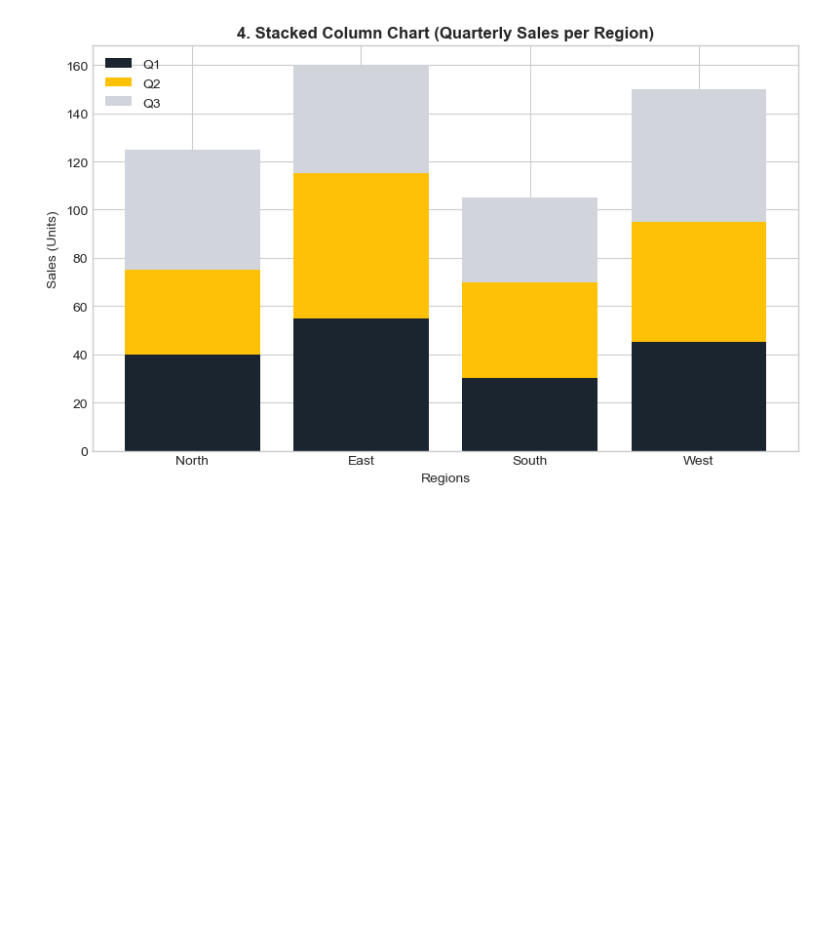
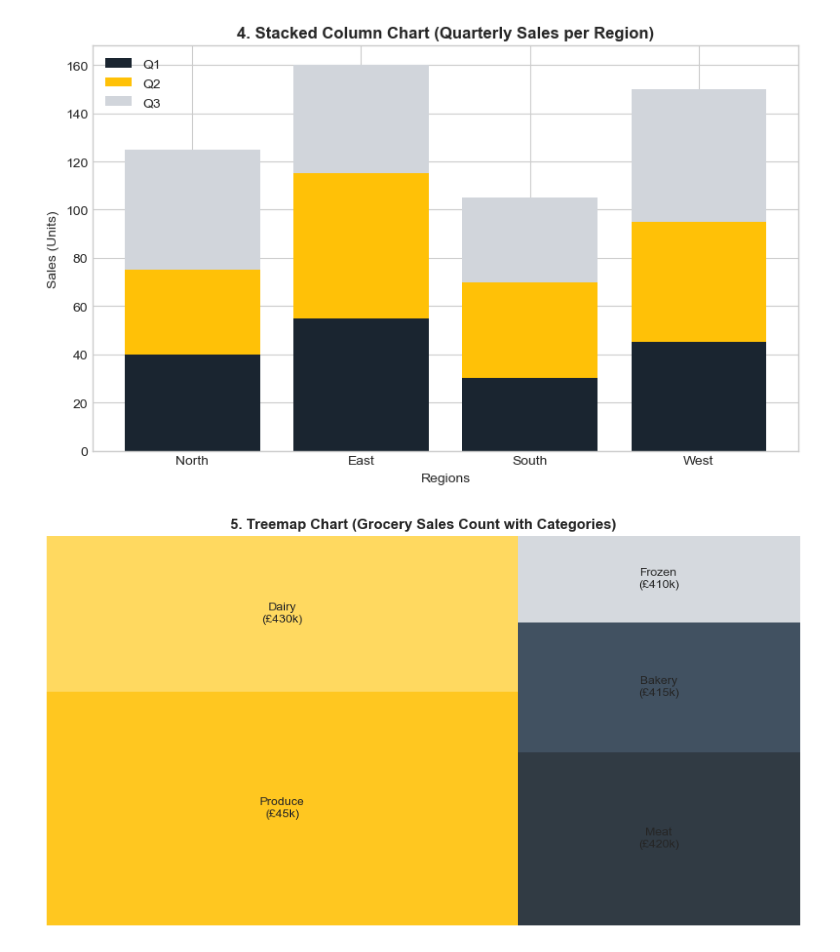
Before and after one commit to Kurodataio/Data_Visualizations, a Jupyter notebook: data_visualizations.ipynb, the cells around one changed output. Cells and saved outputs as stored; diff of their text form; code cells hidden in the pictures; blank space fills up the shorter version.

Commit message:
Add Treemap Chart

```diff
--- a/data_visualizations.ipynb
+++ b/data_visualizations.ipynb
@@ -257,3 +257,28 @@ plt.tight_layout()
 plt.show()
 # %% [output]
 [figure]
+# %%
+# -------------------------------------------------------------
+# 5. Treemap Chart
+# -------------------------------------------------------------
+plt.figure(figsize=(9, 5))
+categories = [
+    "Produce\n(£45k)",
+    "Dairy\n(£430k)",
+    "Meat\n(£420k)",
+    "Bakery\n(£415k)",
+    "Frozen\n(£410k)",
+]
+sizes_treemap = [45, 30, 20, 15, 10]
+# Use custom shades matching the diagram colors
+treemap_colors = ["#ffc107", "#ffd54f", "#1a2530", "#2c3e50", "#d1d5db"]
+
+squarify.plot(
+    sizes=sizes_treemap, label=categories, color=treemap_colors, alpha=0.9
+)
+plt.title("5. Treemap Chart (Grocery Sales Count with Categories)", fontweight="bold")
+plt.axis("off")  # Turn off the canvas axes
+plt.tight_layout()
+plt.show()
+# %% [output]
+[figure, added]
```
